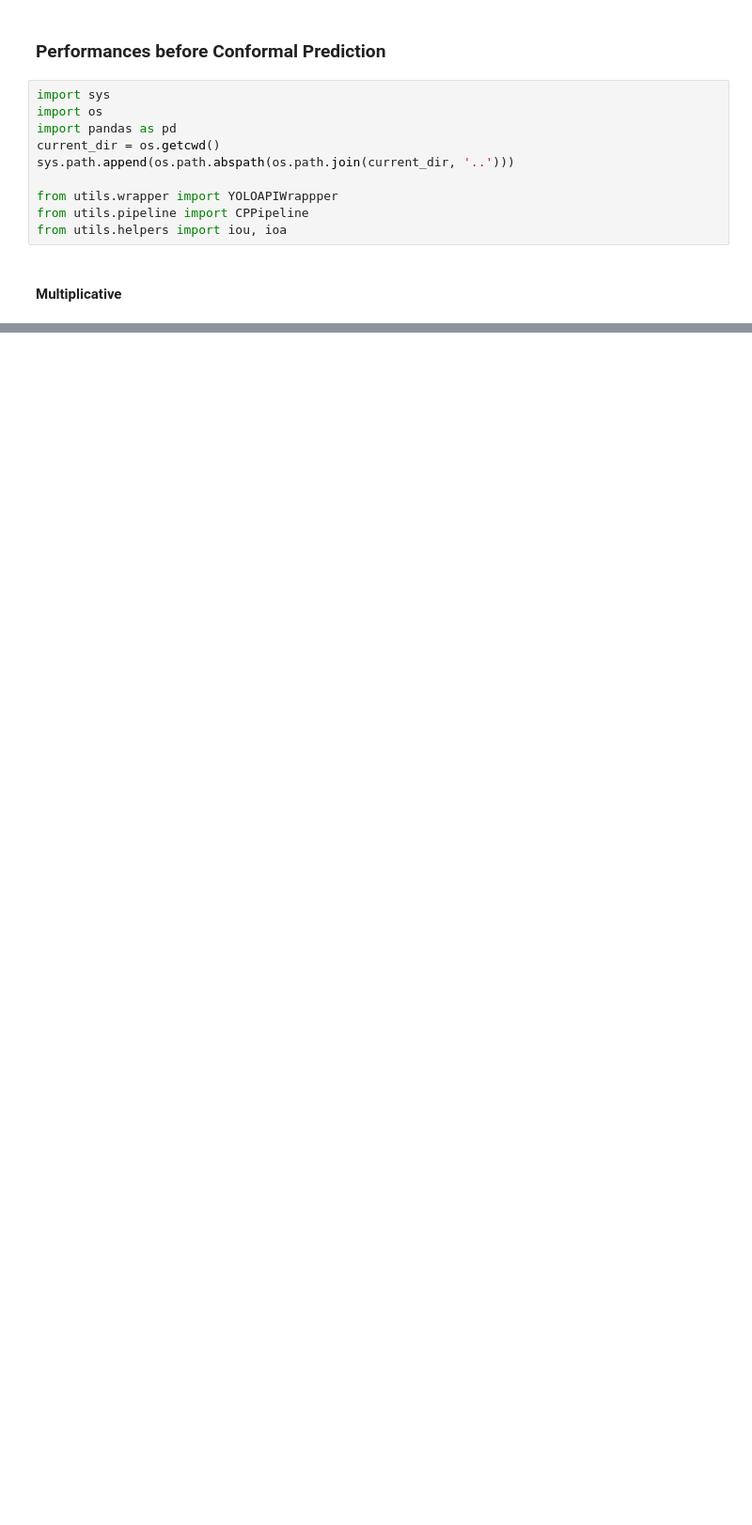
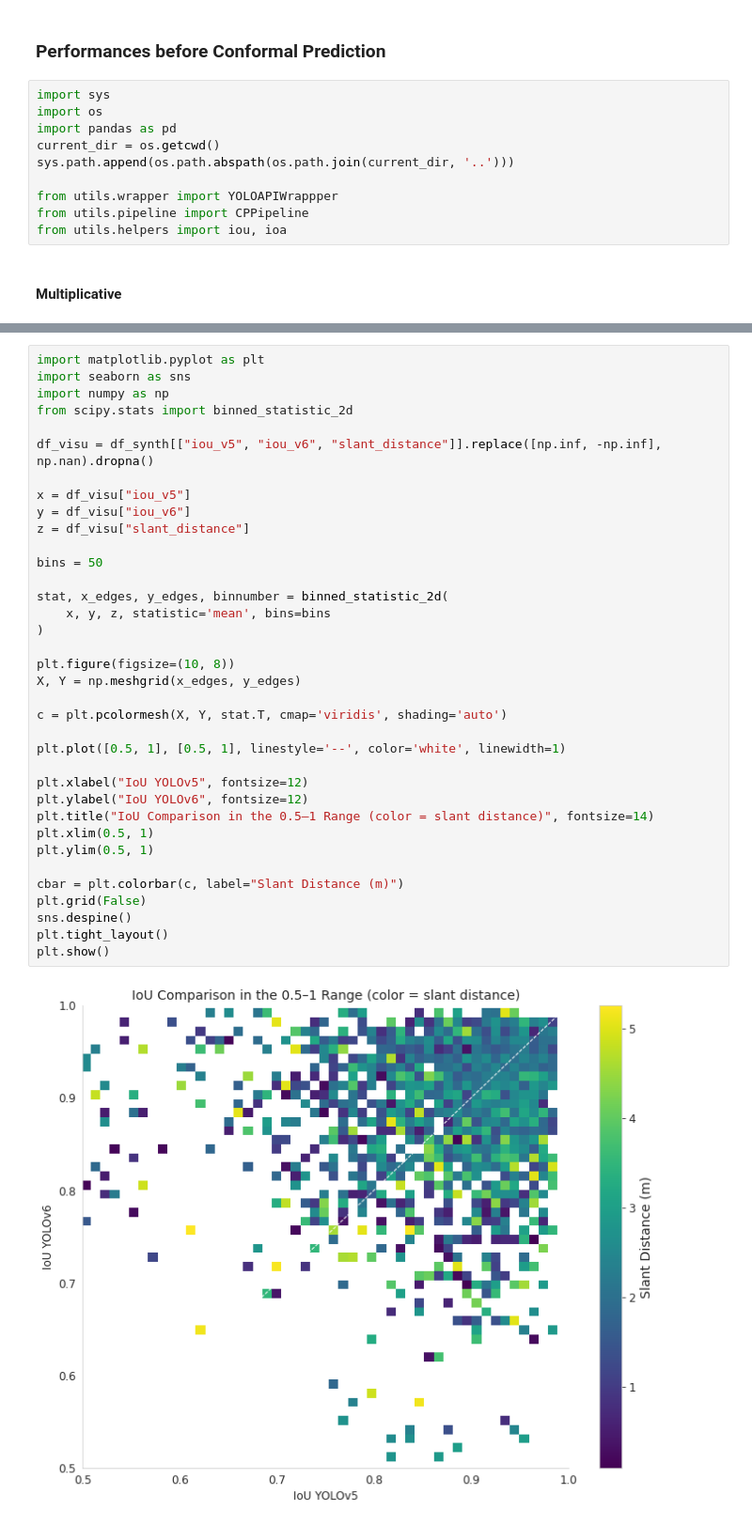
Before and after one commit to alyasltd/conformal_runway_detection, a Jupyter notebook: before_cp/perf_before_cp.ipynb, the cells around one changed output, grey strips where cells are left out. Shown at 94% size. Drawn from its saved outputs; the diff is of its cells as text; blank space fills up the shorter version.

```diff
--- a/before_cp/perf_before_cp.ipynb
+++ b/before_cp/perf_before_cp.ipynb
@@ -133,0 +322,38 @@ print(df_combined.head())
+# %%
+import matplotlib.pyplot as plt
+import seaborn as sns
+import numpy as np
+from scipy.stats import binned_statistic_2d
+
+df_visu = df_synth[["iou_v5", "iou_v6", "slant_distance"]].replace([np.inf, -np.inf], np.nan).dropna()
+
+x = df_visu["iou_v5"]
+y = df_visu["iou_v6"]
+z = df_visu["slant_distance"]
+
+bins = 50
+
+stat, x_edges, y_edges, binnumber = binned_statistic_2d(
+    x, y, z, statistic='mean', bins=bins
+)
+
+plt.figure(figsize=(10, 8))
+X, Y = np.meshgrid(x_edges, y_edges)
+
+c = plt.pcolormesh(X, Y, stat.T, cmap='viridis', shading='auto')
+
+plt.plot([0.5, 1], [0.5, 1], linestyle='--', color='white', linewidth=1)
+
+plt.xlabel("IoU YOLOv5", fontsize=12)
+plt.ylabel("IoU YOLOv6", fontsize=12)
+plt.title("IoU Comparison in the 0.5–1 Range (color = slant distance)", fontsize=14)
+plt.xlim(0.5, 1)
+plt.ylim(0.5, 1)
+
+cbar = plt.colorbar(c, label="Slant Distance (m)")
+plt.grid(False)
+sns.despine()
+plt.tight_layout()
+plt.show()
+# %% [output]
+[figure, added]
```
Also changed, not shown: parts of 11 cells of this notebook, 8 other files.
